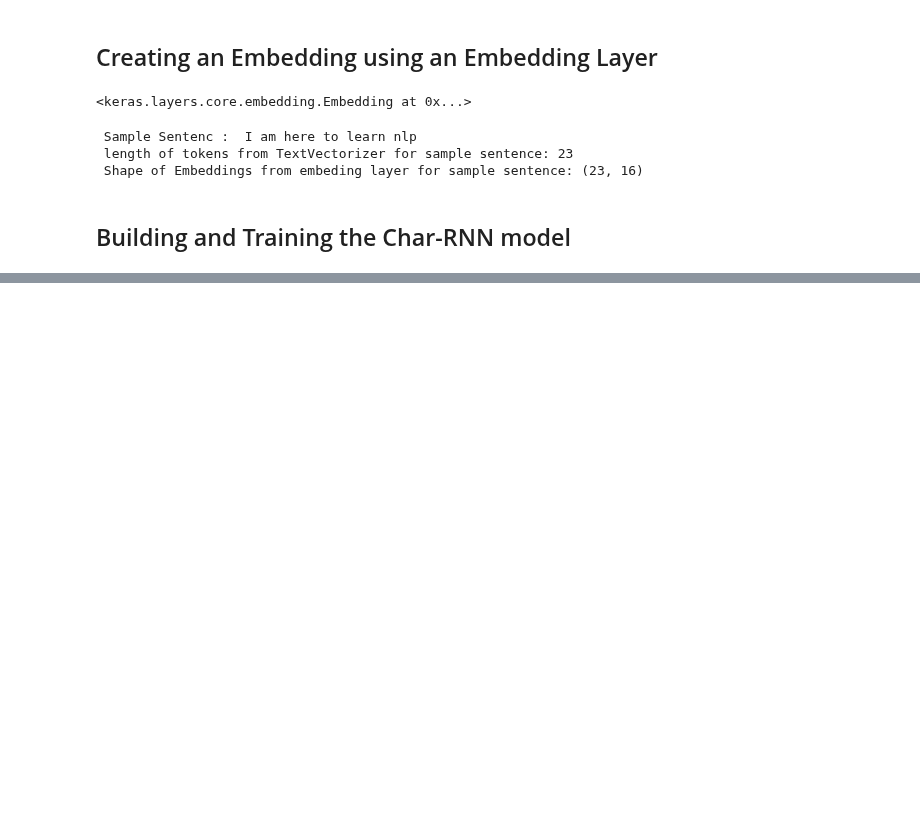
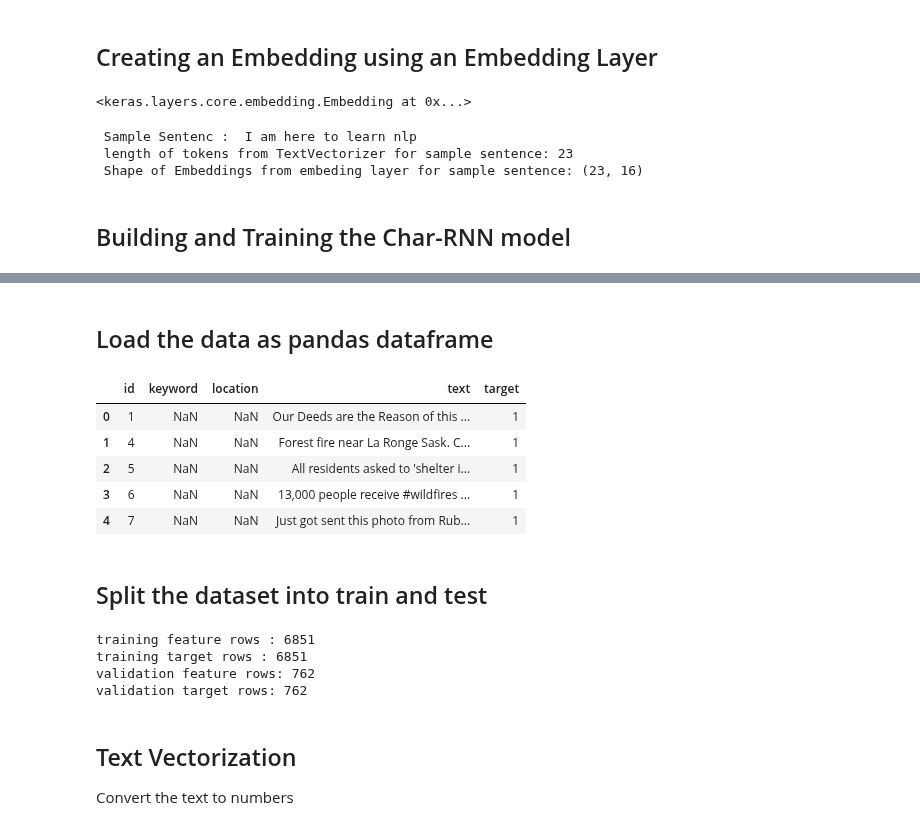
Before and after one commit to bikash119/learn_tensorflow, a Jupyter notebook: nlp_tf.ipynb, the cells around one changed output, grey strips where cells are left out. Saved outputs shown, nothing was run; the diff lists cells and outputs as text; code cells hidden in the pictures; blank space fills up the shorter version.

```diff
--- a/nlp_tf.ipynb
+++ b/nlp_tf.ipynb
@@ -136,0 +169,37 @@ history= char_model.fit(train_set
+# %% [markdown]
+## Load the data as pandas dataframe
+# %%
+import pandas as pd
+
+train_df= pd.read_csv("/content/train.csv")
+train_df.head()
+# %% [output]
+|  | id | keyword | location | text | target |
+| 0 | 1 | NaN | NaN | Our Deeds are the Reason of this ... | 1 |
+| 1 | 4 | NaN | NaN | Forest fire near La Ronge Sask. C... | 1 |
+| 2 | 5 | NaN | NaN | All residents asked to 'shelter i... | 1 |
+| 3 | 6 | NaN | NaN | 13,000 people receive #wildfires ... | 1 |
+| 4 | 7 | NaN | NaN | Just got sent this photo from Rub... | 1 |
+# %% [markdown]
+## Split the dataset into train and test
+# %%
+from sklearn.model_selection import train_test_split
+# the ouput tuple is of the format (X_train, X_valid, y_train, y_valid)
+train_sent, val_sent,train_target,val_target= train_test_split(train_df["text"].to_numpy()
+                                                           ,train_df["target"].to_numpy()
+                                                           ,test_size=0.1
+                                                           ,random_state=42)
+print(f"""
+training feature rows : {len(train_sent)}
+training target rows : {len(train_target)}
+validation feature rows: {len(val_target)}
+validation target rows: {len(val_target)}
+      """)
+# %% [output]
+training feature rows : 6851
+training target rows : 6851
+validation feature rows: 762
+validation target rows: 762
+# %% [markdown]
+## Text Vectorization
+Convert the text to numbers
```
Also changed, not shown: parts of 91 cells of this notebook.
